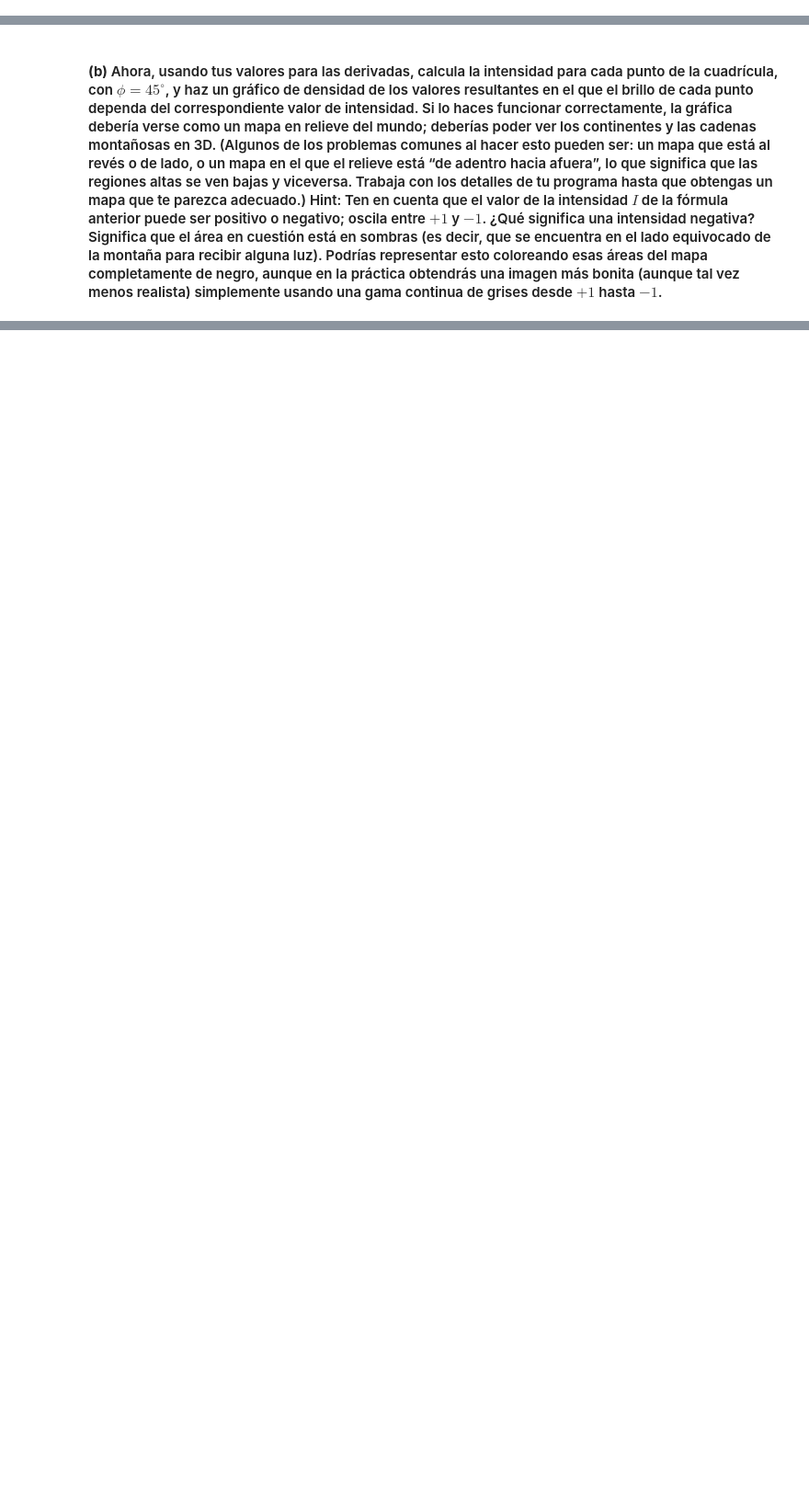
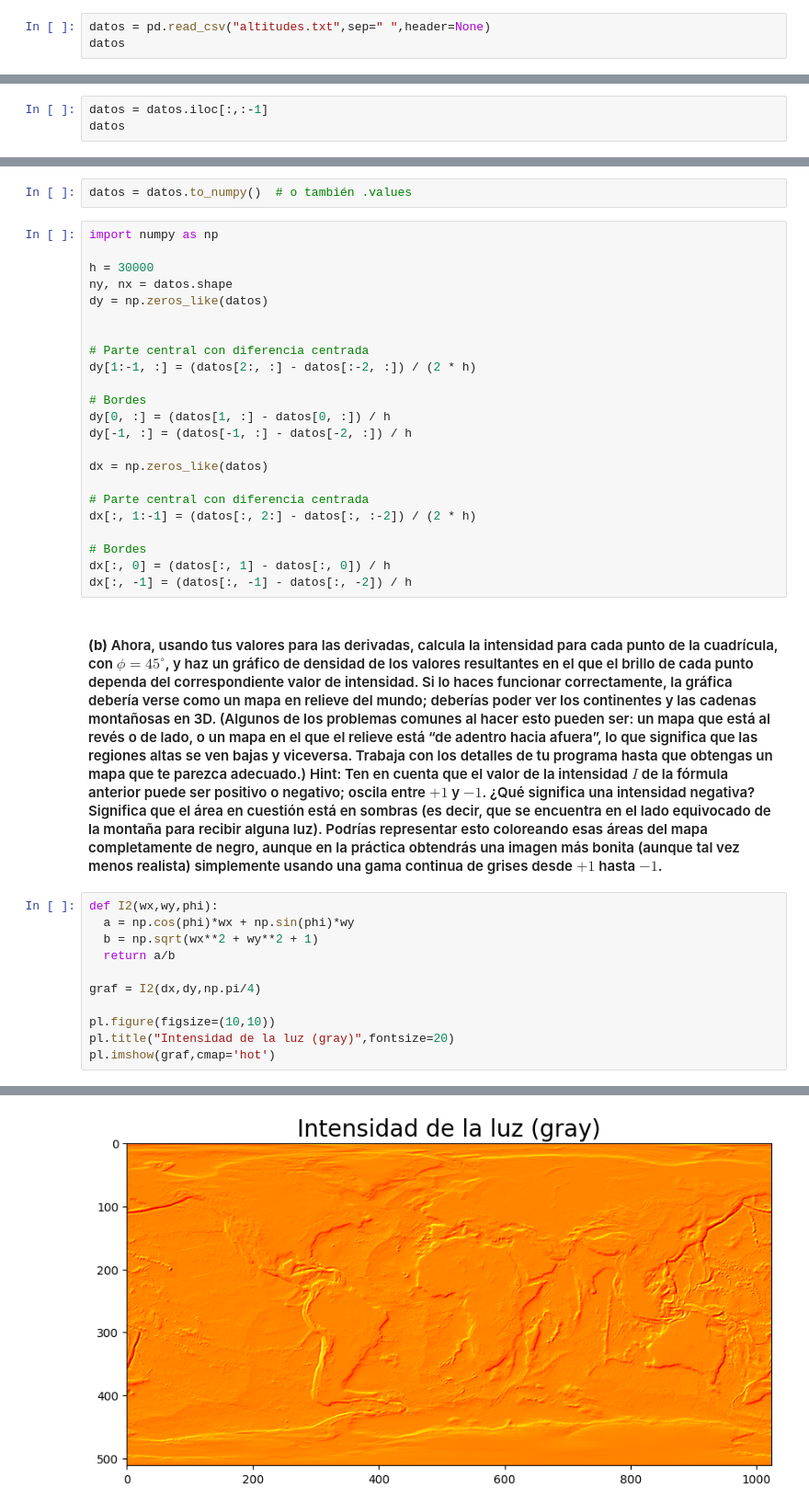
Before and after one commit to Alexi5omg/CLASE, a Jupyter notebook: Tareas/Práctica_3.ipynb, the cells around one changed output, grey strips where cells are left out. Shown at 92% size. Saved outputs shown, nothing was run; the diff lists cells and outputs as text; blank space fills up the shorter version.

```diff
--- a/Tareas/Práctica_3.ipynb
+++ b/Tareas/Práctica_3.ipynb
@@ -721,3 +721,6 @@ $$ I =
 #### Así, si podemos calcular las derivadas de la altura $w(x, y)$ y conocemos $\phi$, entonces podemos calcular la intensidad en cualquier punto.
 # %% [markdown]
 #### **(a)** El archivo adjunto $\texttt{altitudes.txt}$ contiene la altitud $w(x, y)$ en metros sobre el nivel del mar (o profundidad bajo el nivel del mar) de la superficie de la Tierra, medida en una cuadrícula de puntos $(x, y)$. Escribe un programa que lea este archivo y almacene los datos en una matriz. Luego, calcula las derivadas $\frac{\partial w}{\partial x}$ y $\frac{\partial w}{\partial y}$ en cada punto de la cuadrícula. Explica qué método utilizaste para calcularlas y por qué. (Hint: probablemente tendrás que usar más de un método para obtener cada punto de la cuadrícula porque suceden cosas incómodas en los bordes de la misma). Para calcular las derivadas, necesitarás saber el valor de $h$ y la distancia en metros entre puntos de la cuadrícula, que es de aproximadamente $30{,}000\,\mathrm{m}$ en este caso.
+# %%
+datos = pd.read_csv("altitudes.txt",sep=" ",header=None)
+datos
@@ -723,0 +743,3 @@ $$ I =
+# %%
+datos = datos.iloc[:,:-1]
+datos
@@ -724,2 +760,39 @@ $$ I =
+# %%
+datos = datos.to_numpy()  # o también .values
+# %%
+import numpy as np
+
+h = 30000
+ny, nx = datos.shape
+dy = np.zeros_like(datos)
+
+
+# Parte central con diferencia centrada
+dy[1:-1, :] = (datos[2:, :] - datos[:-2, :]) / (2 * h)
+
+# Bordes
+dy[0, :] = (datos[1, :] - datos[0, :]) / h
+dy[-1, :] = (datos[-1, :] - datos[-2, :]) / h
+
+dx = np.zeros_like(datos)
+
+# Parte central con diferencia centrada
+dx[:, 1:-1] = (datos[:, 2:] - datos[:, :-2]) / (2 * h)
+
+# Bordes
+dx[:, 0] = (datos[:, 1] - datos[:, 0]) / h
+dx[:, -1] = (datos[:, -1] - datos[:, -2]) / h
 # %% [markdown]
 #### **(b)** Ahora, usando tus valores para las derivadas, calcula la intensidad para cada punto de la cuadrícula, con $\phi = 45^\circ$, y haz un gráfico de densidad de los valores resultantes en el que el brillo de cada punto dependa del correspondiente valor de intensidad. Si lo haces funcionar correctamente, la gráfica debería verse como un mapa en relieve del mundo; deberías poder ver los continentes y las cadenas montañosas en 3D. (Algunos de los problemas comunes al hacer esto pueden ser: un mapa que está al revés o de lado, o un mapa en el que el relieve está “de adentro hacia afuera”, lo que significa que las regiones altas se ven bajas y viceversa. Trabaja con los detalles de tu programa hasta que obtengas un mapa que te parezca adecuado.) Hint: Ten en cuenta que el valor de la intensidad $I$ de la fórmula anterior puede ser positivo o negativo; oscila entre $+1$ y $-1$. ¿Qué significa una intensidad negativa? Significa que el área en cuestión está en sombras (es decir, que se encuentra en el lado equivocado de la montaña para recibir alguna luz). Podrías representar esto coloreando esas áreas del mapa completamente de negro, aunque en la práctica obtendrás una imagen más bonita (aunque tal vez menos realista) simplemente usando una gama continua de grises desde $+1$ hasta $-1$.
+# %%
+def I2(wx,wy,phi):
+  a = np.cos(phi)*wx + np.sin(phi)*wy
+  b = np.sqrt(wx**2 + wy**2 + 1)
+  return a/b
+
+graf = I2(dx,dy,np.pi/4)
+
+pl.figure(figsize=(10,10))
+pl.title("Intensidad de la luz (gray)",fontsize=20)
+pl.imshow(graf,cmap='hot')
+# %% [output]
@@ -726 +800,2 @@ $$ I =
+[figure, added]
 # %% [markdown]
```
Also changed, not shown: parts of 9 cells of this notebook.
